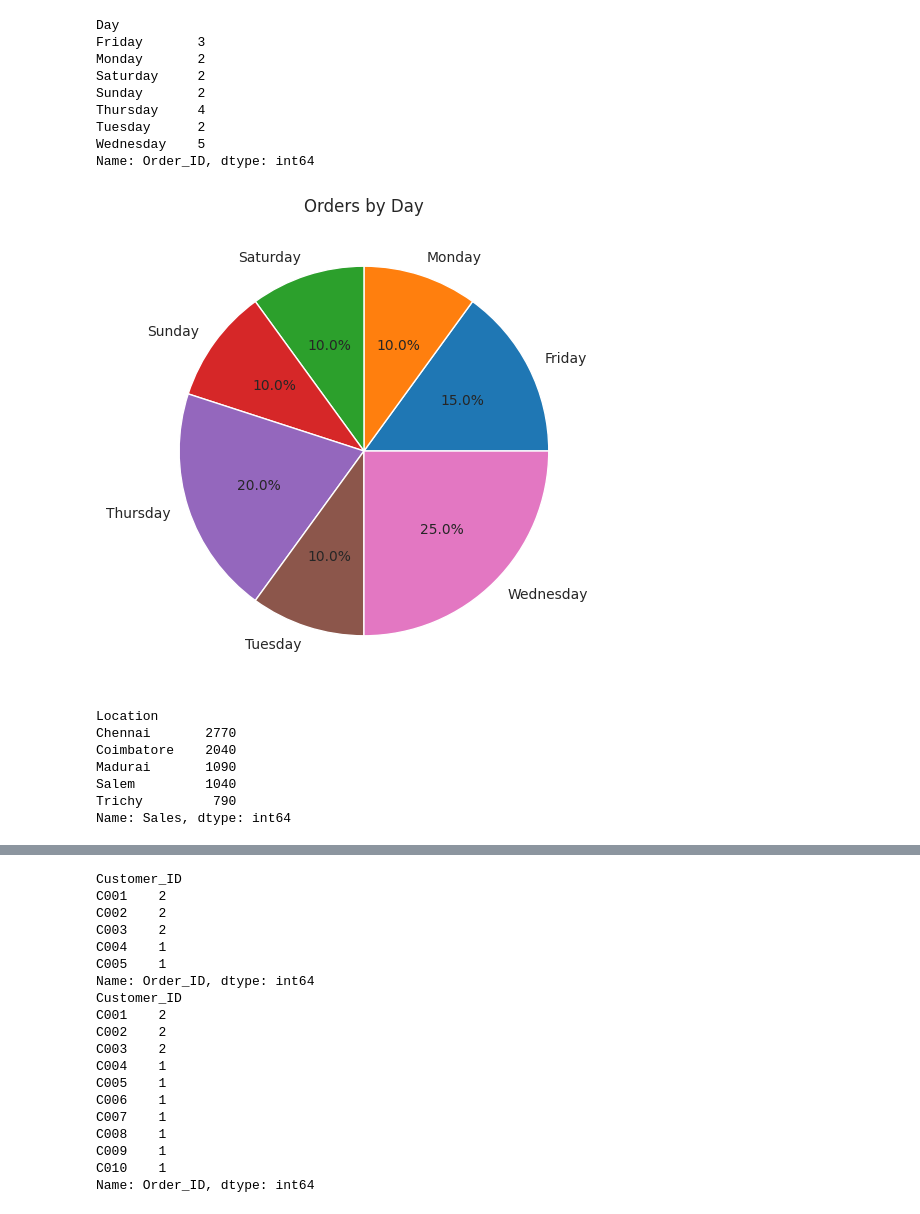
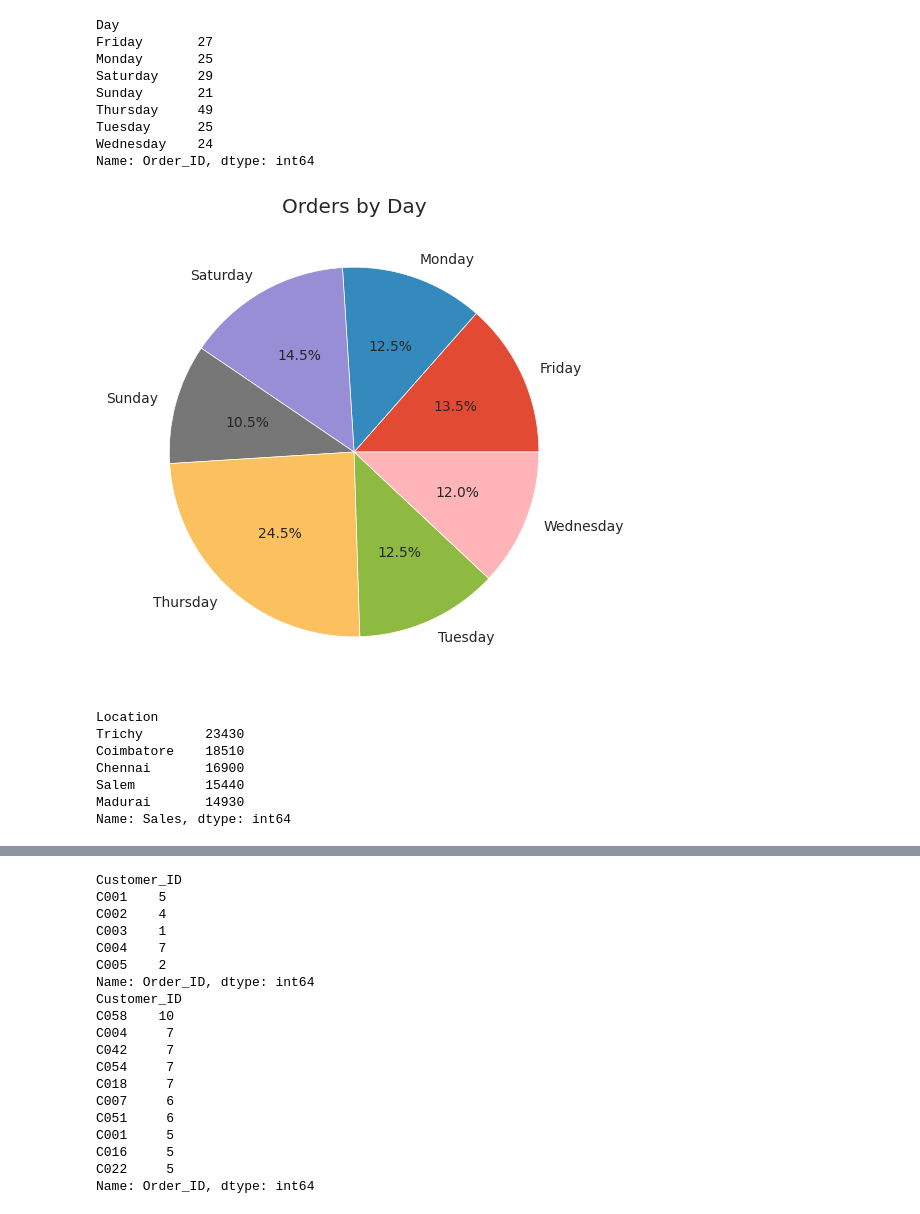
Before and after one commit to mammu2007/myproject.ipynb, a Jupyter notebook: myproject.ipynb, the cells around one changed output, grey strips where cells are left out. Cells and saved outputs as stored; diff of their text form; code cells hidden in the pictures.

```diff
--- a/myproject.ipynb
+++ b/myproject.ipynb
@@ -5,25 +5,18 @@ import pandas as pd
 import numpy as np
 import matplotlib.pyplot as plt
 import seaborn as sns
-import io
-import re
 
+# Restore general plot settings
 plt.rcParams['figure.figsize'] = (10,6)
 sns.set_style("whitegrid")
 
-# Read the content of 'food.txt'
-with open("food.txt", "r") as file:
-    data = file.read()
+from google.colab import files
+uploaded = files.upload()
 
-print("Content of food.txt (first 200 chars):\n", data[:200], "...\n")
+# df is correctly loaded here from food_delivery_data.csv
+df = pd.read_csv("food_delivery_data.csv")
+df.head()
 
-corrected_data = re.sub(r"Rating ", r"Rating\n", data, 1)
-
-
-corrected_data = re.sub(r" (\d{4},)", r"\n\1", corrected_data)
-
-
-df = pd.read_csv(io.StringIO(corrected_data))
 
 print("DataFrame head after loading new data:")
 print(df.head())
@@ -205,17 +199,17 @@ Total Revenue: 7730
 Day
-Friday       3
-Monday       2
-Saturday     2
-Sunday       2
-Thursday     4
-Tuesday      2
-Wednesday    5
+Friday       27
+Monday       25
+Saturday     29
+Sunday       21
+Thursday     49
+Tuesday      25
+Wednesday    24
 Name: Order_ID, dtype: int64
-[figure, old version]
+[figure, new version]
 Location
-Chennai       2770
-Coimbatore    2040
-Madurai       1090
-Salem         1040
-Trichy         790
+Trichy        23430
+Coimbatore    18510
+Chennai       16900
+Salem         15440
+Madurai       14930
 Name: Sales, dtype: int64
@@ -223,19 +217,19 @@ Name: Sales, dtype: int64
 Customer_ID
-C001    2
-C002    2
-C003    2
-C004    1
-C005    1
+C001    5
+C002    4
+C003    1
+C004    7
+C005    2
 Name: Order_ID, dtype: int64
 Customer_ID
-C001    2
-C002    2
-C003    2
-C004    1
-C005    1
-C006    1
-C007    1
-C008    1
-C009    1
-C010    1
+C058    10
+C004     7
+C042     7
+C054     7
+C018     7
+C007     6
+C051     6
+C001     5
+C016     5
+C022     5
 Name: Order_ID, dtype: int64
```
Also changed, not shown: parts of 1 cell of this notebook.
